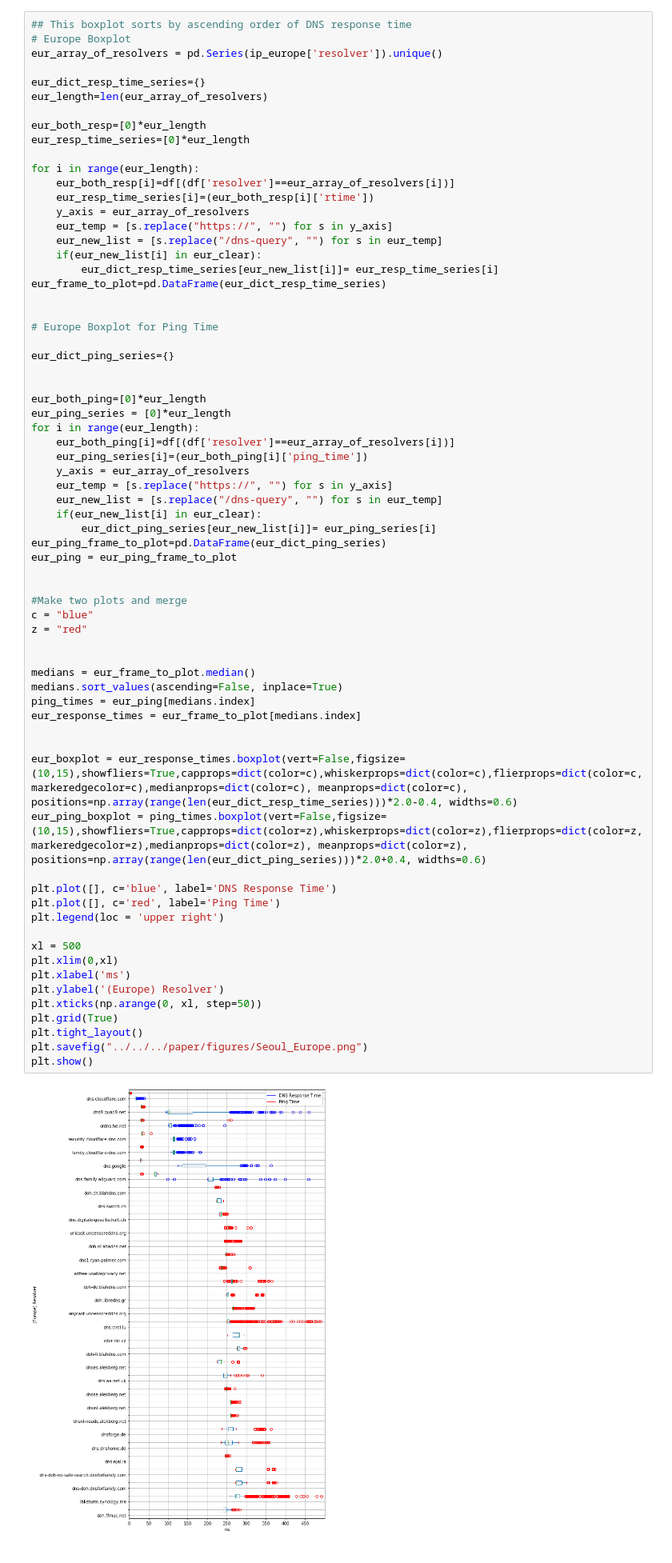
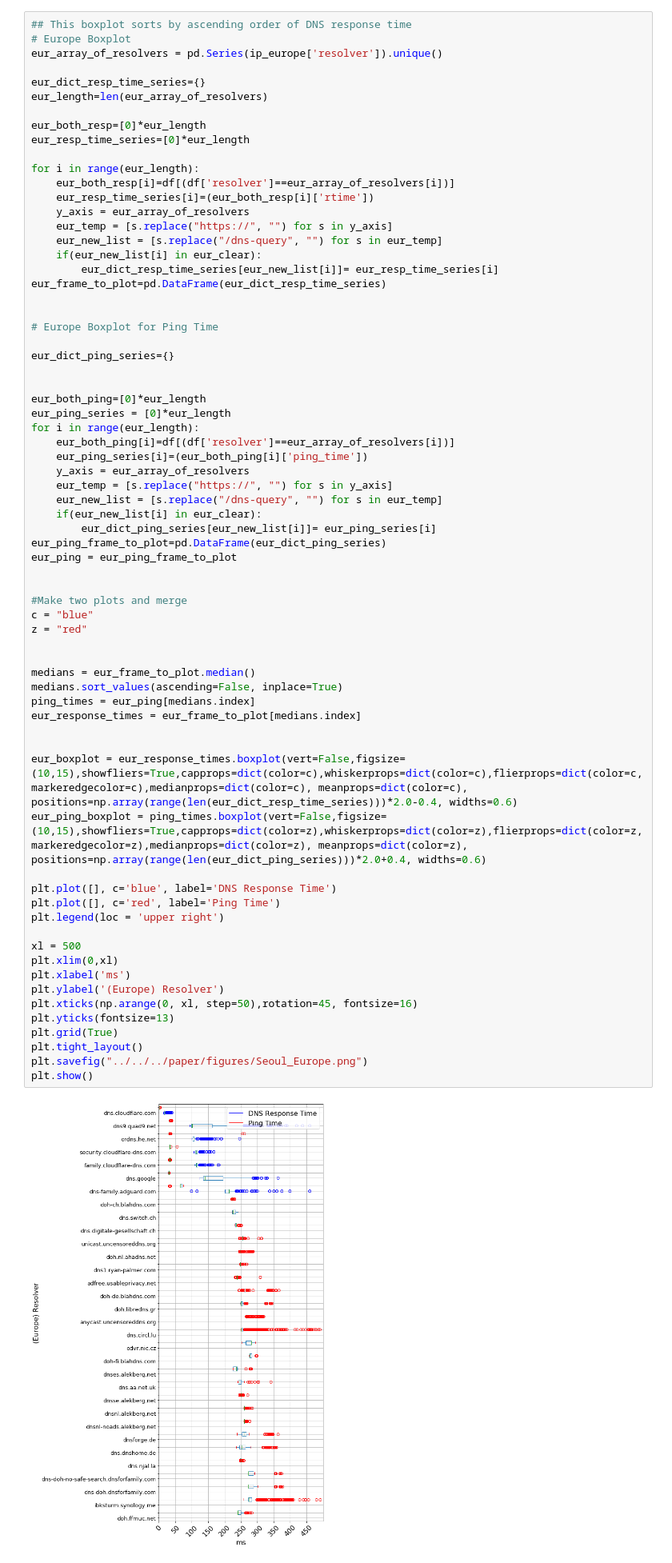
Before and after one commit to noise-lab/dns-measurement, a Jupyter notebook: src/measure/dns-timing/Asia_data.ipynb, the cells around one changed output. Shown at 80% size. Saved outputs shown, nothing was run; the diff lists cells and outputs as text.

```diff
--- a/src/measure/dns-timing/Asia_data.ipynb
+++ b/src/measure/dns-timing/Asia_data.ipynb
@@ -510,32 +512,33 @@ eur_ping_frame_to_plot=pd.DataFrame(eur_dict_ping_series)
 eur_ping = eur_ping_frame_to_plot
 
 
 #Make two plots and merge
 c = "blue"
 z = "red"
 
 
 medians = eur_frame_to_plot.median()
 medians.sort_values(ascending=False, inplace=True)
 ping_times = eur_ping[medians.index]
 eur_response_times = eur_frame_to_plot[medians.index]
 
 
 eur_boxplot = eur_response_times.boxplot(vert=False,figsize=(10,15),showfliers=True,capprops=dict(color=c),whiskerprops=dict(color=c),flierprops=dict(color=c, markeredgecolor=c),medianprops=dict(color=c), meanprops=dict(color=c),  positions=np.array(range(len(eur_dict_resp_time_series)))*2.0-0.4, widths=0.6)
 eur_ping_boxplot = ping_times.boxplot(vert=False,figsize=(10,15),showfliers=True,capprops=dict(color=z),whiskerprops=dict(color=z),flierprops=dict(color=z, markeredgecolor=z),medianprops=dict(color=z), meanprops=dict(color=z), positions=np.array(range(len(eur_dict_ping_series)))*2.0+0.4, widths=0.6)
 
 plt.plot([], c='blue', label='DNS Response Time')
 plt.plot([], c='red', label='Ping Time')
 plt.legend(loc = 'upper right')
 
 xl = 500
 plt.xlim(0,xl)
 plt.xlabel('ms')
 plt.ylabel('(Europe) Resolver')
-plt.xticks(np.arange(0, xl, step=50))
+plt.xticks(np.arange(0, xl, step=50),rotation=45, fontsize=16)
+plt.yticks(fontsize=13)
 plt.grid(True)
 plt.tight_layout()
 plt.savefig("../../../paper/figures/Seoul_Europe.png")
 plt.show()
 # %% [output]
-[figure, old version]
+[figure, new version]
```
Also changed, not shown: parts of 2 cells of this notebook, 15 other files.
